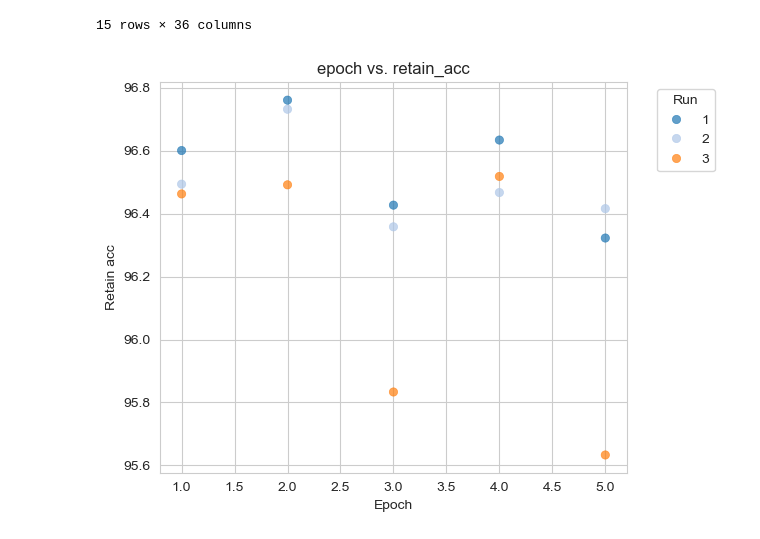
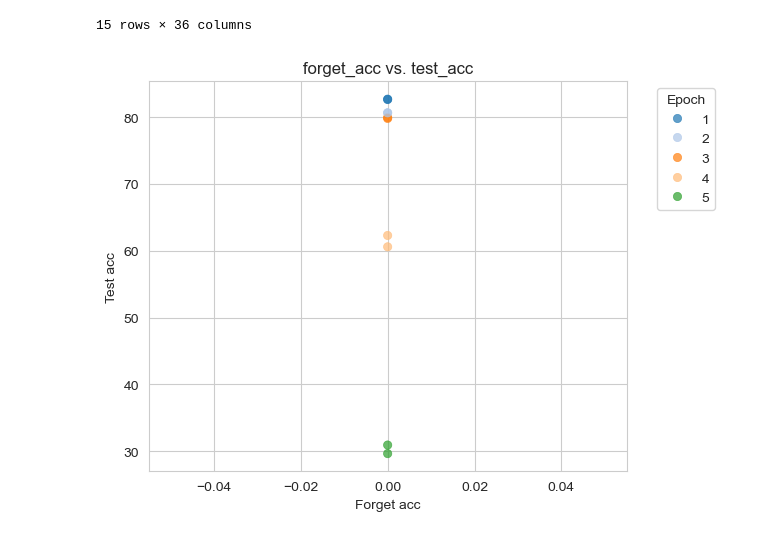
Before and after one commit to probabilistic-adaptation/verifying_unlearning_2026, a Jupyter notebook: visualize_results.ipynb, the cells around one changed output. Cells and saved outputs as stored; diff of their text form; code cells hidden in the pictures.

```diff
--- a/visualize_results.ipynb
+++ b/visualize_results.ipynb
@@ -186,12 +186,12 @@ results
 | 0 | 3.643125 | 2.9 | 3.61284 | 3.678095 | 0.133799 | 96.322222 | 0.249392 | ... |
 15 rows × 36 columns
 # %%
-results = gather_results("results/seed_3013", base=False, retrain=False)
+results = gather_results("results/seed_3015", base=False, retrain=False)
                         #  epochs = [-99, 0, 1, 2, 3, 4, 5, 6])
 results_scatterplot(
     results,
-    x_metric = "epoch", y_metric = "retain_acc",
-    color_by = "run"
+    x_metric = "forget_acc", y_metric = "test_acc",
+    color_by = "epoch"
     )
 # %% [output]
-[figure, old version]
+[figure, new version]
```
Also changed, not shown: 37 other files.
